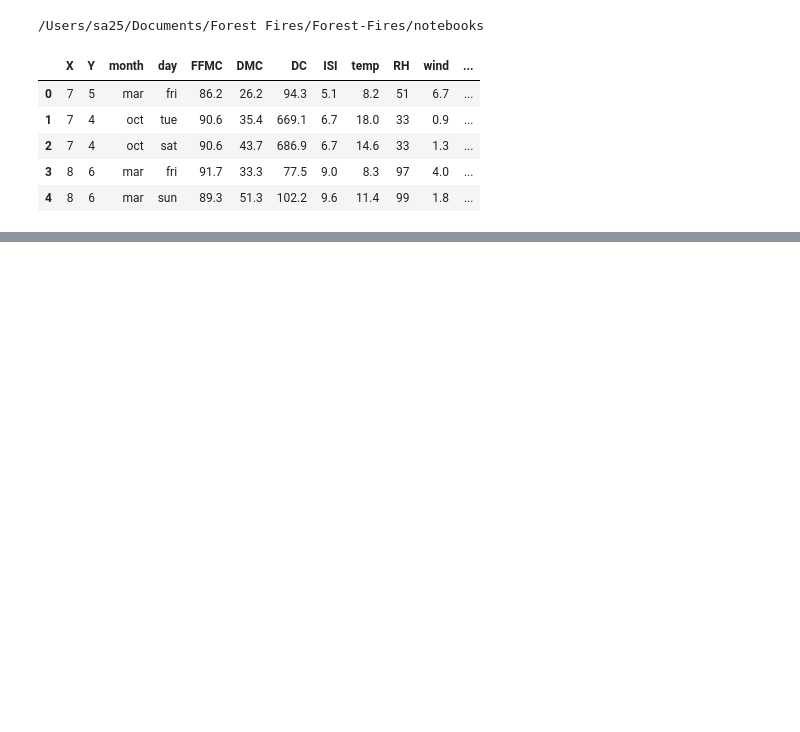
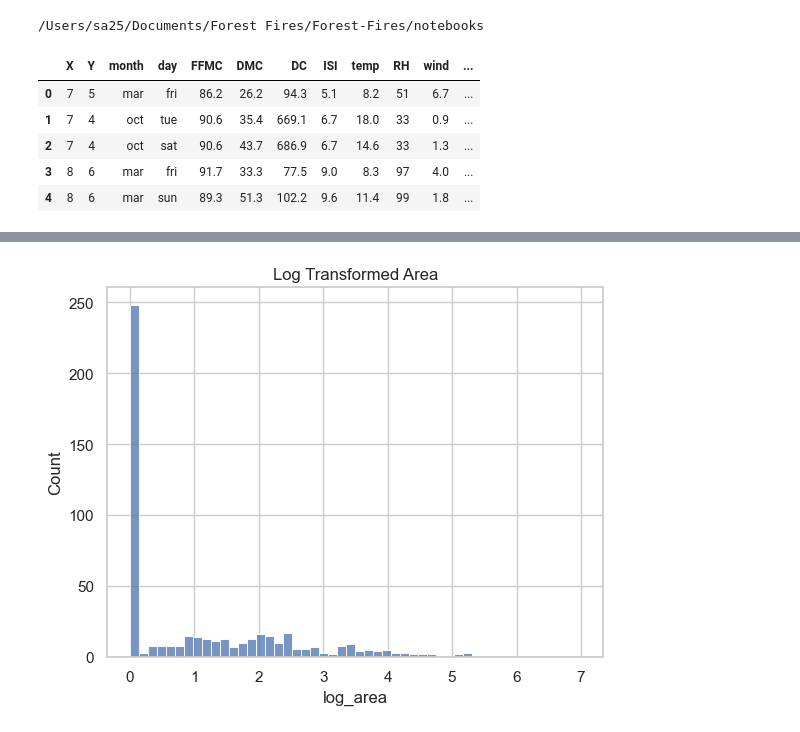
Before and after one commit to Mchalen21/Forest-Fires, a Jupyter notebook: notebooks/Forest_Fire_CC.ipynb, the cells around one changed output, grey strips where cells are left out. Saved outputs shown, nothing was run; the diff lists cells and outputs as text; code cells hidden in the pictures; blank space fills up the shorter version.

```diff
--- a/notebooks/Forest_Fire_CC.ipynb
+++ b/notebooks/Forest_Fire_CC.ipynb
@@ -24,0 +59,8 @@ df.head()
+# %%
+df['log_area'] = np.log1p(df['area'])
+
+sns.histplot(df['log_area'], bins=50)
+plt.title("Log Transformed Area")
+plt.show()
+# %% [output]
+[figure, added]
```
Also changed, not shown: parts of 14 cells of this notebook, 3 other files.
